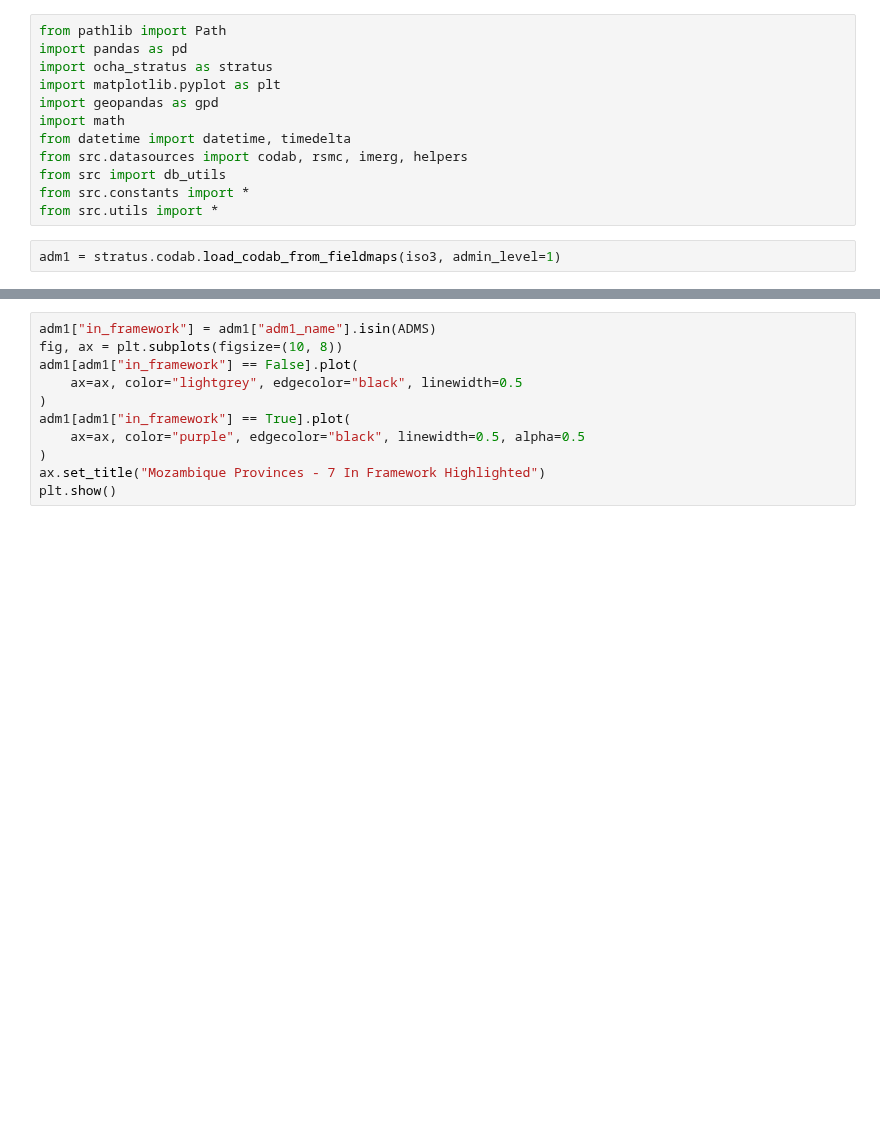
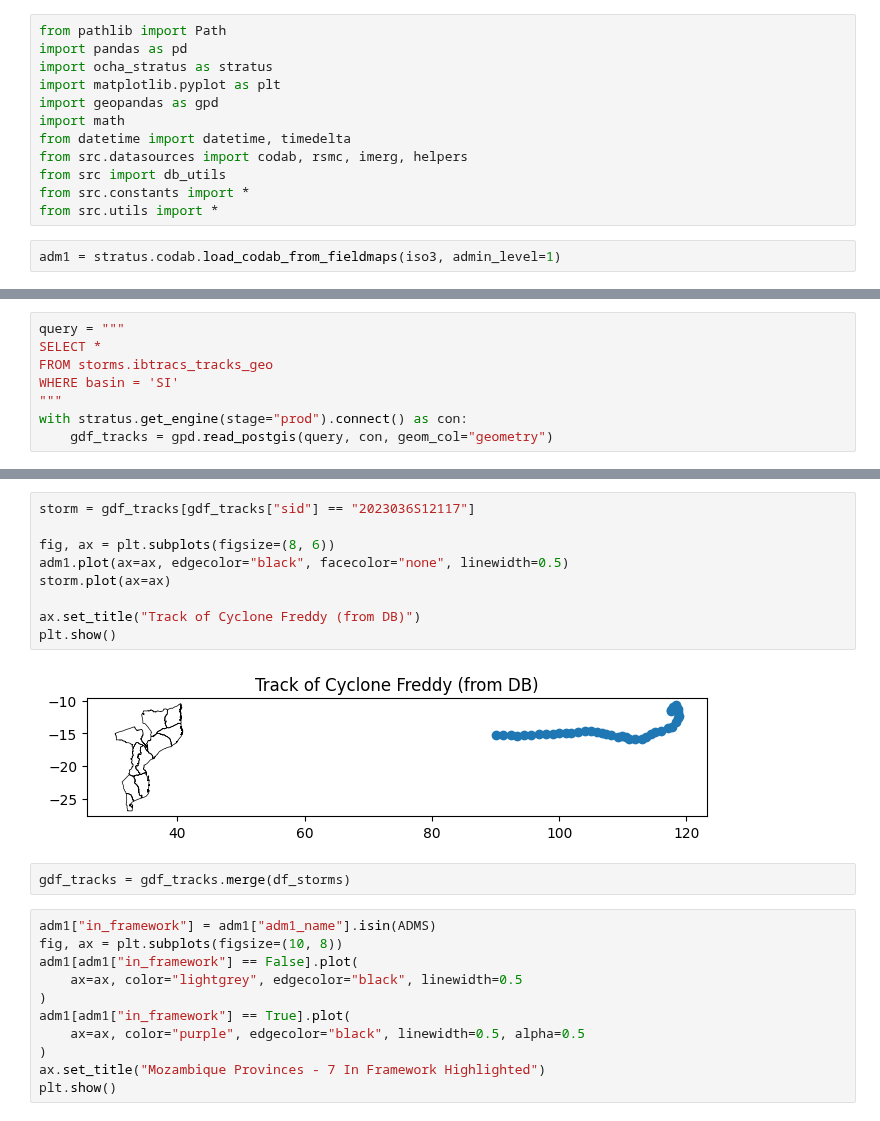
Before and after one commit to OCHA-DAP/ds-aa-moz-cyclones, a Jupyter notebook: analysis/05.0_trigger_revision.ipynb, the cells around one changed output, grey strips where cells are left out. Drawn from its saved outputs; the diff is of its cells as text; blank space fills up the shorter version.

Commit message:
updating analyses to read from db

```diff
--- a/analysis/05.0_trigger_revision.ipynb
+++ b/analysis/05.0_trigger_revision.ipynb
@@ -43,0 +43,8 @@ landfall_df.head()
+# %%
+query = """
+SELECT *
+FROM storms.ibtracs_tracks_geo
+WHERE basin = 'SI'
+"""
+with stratus.get_engine(stage="prod").connect() as con:
+    gdf_tracks = gpd.read_postgis(query, con, geom_col="geometry")
@@ -44,3 +64,16 @@ landfall_df.head()
+# %%
+storm = gdf_tracks[gdf_tracks["sid"] == "2023036S12117"]
+
+fig, ax = plt.subplots(figsize=(8, 6))
+adm1.plot(ax=ax, edgecolor="black", facecolor="none", linewidth=0.5)
+storm.plot(ax=ax)
+
+ax.set_title("Track of Cyclone Freddy (from DB)")
+plt.show()
+# %% [output]
+[figure, added]
+# %%
+gdf_tracks = gdf_tracks.merge(df_storms)
 # %%
 adm1["in_framework"] = adm1["adm1_name"].isin(ADMS)
 fig, ax = plt.subplots(figsize=(10, 8))
```
Also changed, not shown: parts of 24 cells of this notebook.
